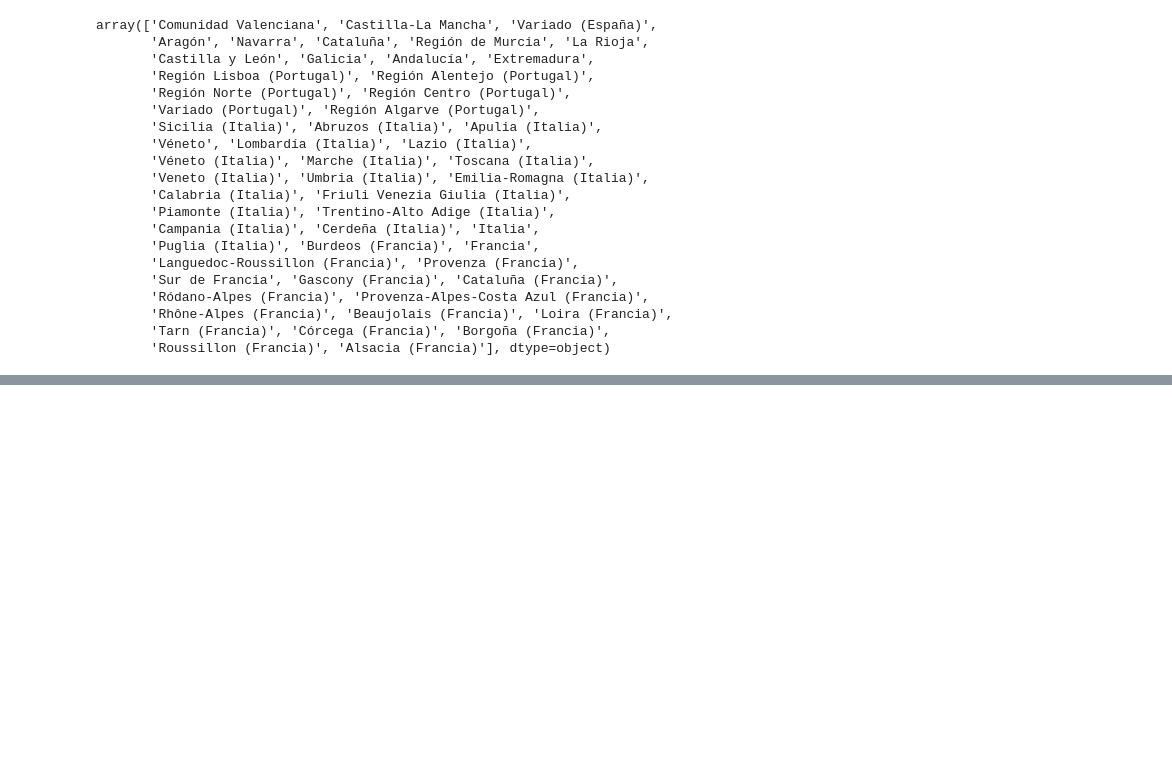
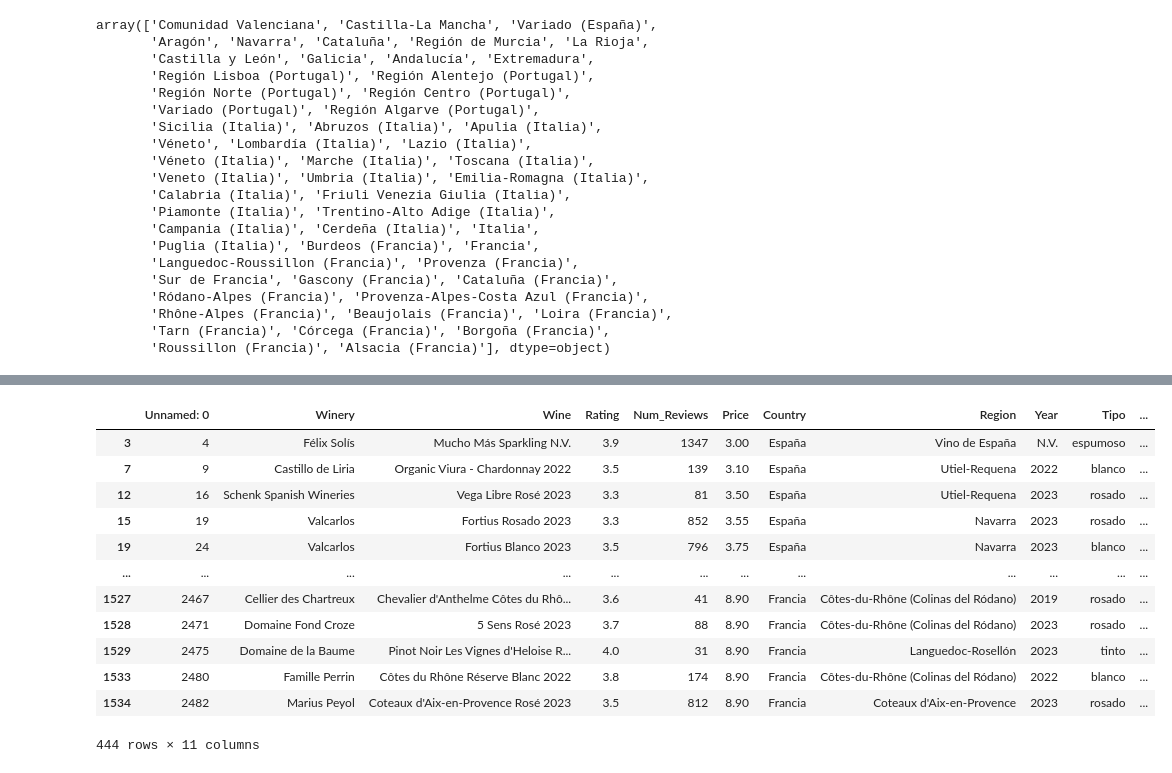
Before and after one commit to Yolanda-Ser/project-da-promo-k-modulo-4-team-1-, a Jupyter notebook: datos_vinos.ipynb, the cells around one changed output, grey strips where cells are left out. Cells and saved outputs as stored; diff of their text form; code cells hidden in the pictures; blank space fills up the shorter version.

Commit message:
Limpiando regiones

```diff
--- a/datos_vinos.ipynb
+++ b/datos_vinos.ipynb
@@ -923,0 +928,2 @@ array(['Comunidad Valenciana', 'Castilla-La Mancha', 'Variado (España)',
+# %%
+df1 = pd.read_csv('Vivino_wines_final.csv')
@@ -923,0 +948,2 @@ array(['Comunidad Valenciana', 'Castilla-La Mancha', 'Variado (España)',
+# %%
+pd.reset_option('display.max_rows', None)
@@ -923,0 +1143,16 @@ array(['Comunidad Valenciana', 'Castilla-La Mancha', 'Variado (España)',
+# %%
+df1[df1['Region_agrupada'] == 'Desconocido']
+# %% [output]
+|  | Unnamed: 0 | Winery | Wine | Rating | Num_Reviews | Price | Country | Region | Year | Tipo | ... |
+| 3 | 4 | Félix Solís | Mucho Más Sparkling N.V. | 3.9 | 1347 | 3.00 | España | Vino de España | N.V. | espumoso | ... |
+| 7 | 9 | Castillo de Liria | Organic Viura - Chardonnay 2022 | 3.5 | 139 | 3.10 | España | Utiel-Requena | 2022 | blanco | ... |
+| 12 | 16 | Schenk Spanish Wineries | Vega Libre Rosé 2023 | 3.3 | 81 | 3.50 | España | Utiel-Requena | 2023 | rosado | ... |
+| 15 | 19 | Valcarlos | Fortius Rosado 2023 | 3.3 | 852 | 3.55 | España | Navarra | 2023 | rosado | ... |
+| 19 | 24 | Valcarlos | Fortius Blanco 2023 | 3.5 | 796 | 3.75 | España | Navarra | 2023 | blanco | ... |
+| ... | ... | ... | ... | ... | ... | ... | ... | ... | ... | ... | ... |
+| 1527 | 2467 | Cellier des Chartreux | Chevalier d'Anthelme Côtes du Rhô... | 3.6 | 41 | 8.90 | Francia | Côtes-du-Rhône (Colinas del Ródano) | 2019 | rosado | ... |
+| 1528 | 2471 | Domaine Fond Croze | 5 Sens Rosé 2023 | 3.7 | 88 | 8.90 | Francia | Côtes-du-Rhône (Colinas del Ródano) | 2023 | rosado | ... |
+| 1529 | 2475 | Domaine de la Baume | Pinot Noir Les Vignes d'Heloise R... | 4.0 | 31 | 8.90 | Francia | Languedoc-Rosellón | 2023 | tinto | ... |
+| 1533 | 2480 | Famille Perrin | Côtes du Rhône Réserve Blanc 2022 | 3.8 | 174 | 8.90 | Francia | Côtes-du-Rhône (Colinas del Ródano) | 2022 | blanco | ... |
+| 1534 | 2482 | Marius Peyol | Coteaux d'Aix-en-Provence Rosé 2023 | 3.5 | 812 | 8.90 | Francia | Coteaux d'Aix-en-Provence | 2023 | rosado | ... |
+444 rows × 11 columns
```
Also changed, not shown: parts of 11 cells of this notebook, 2 other files.
